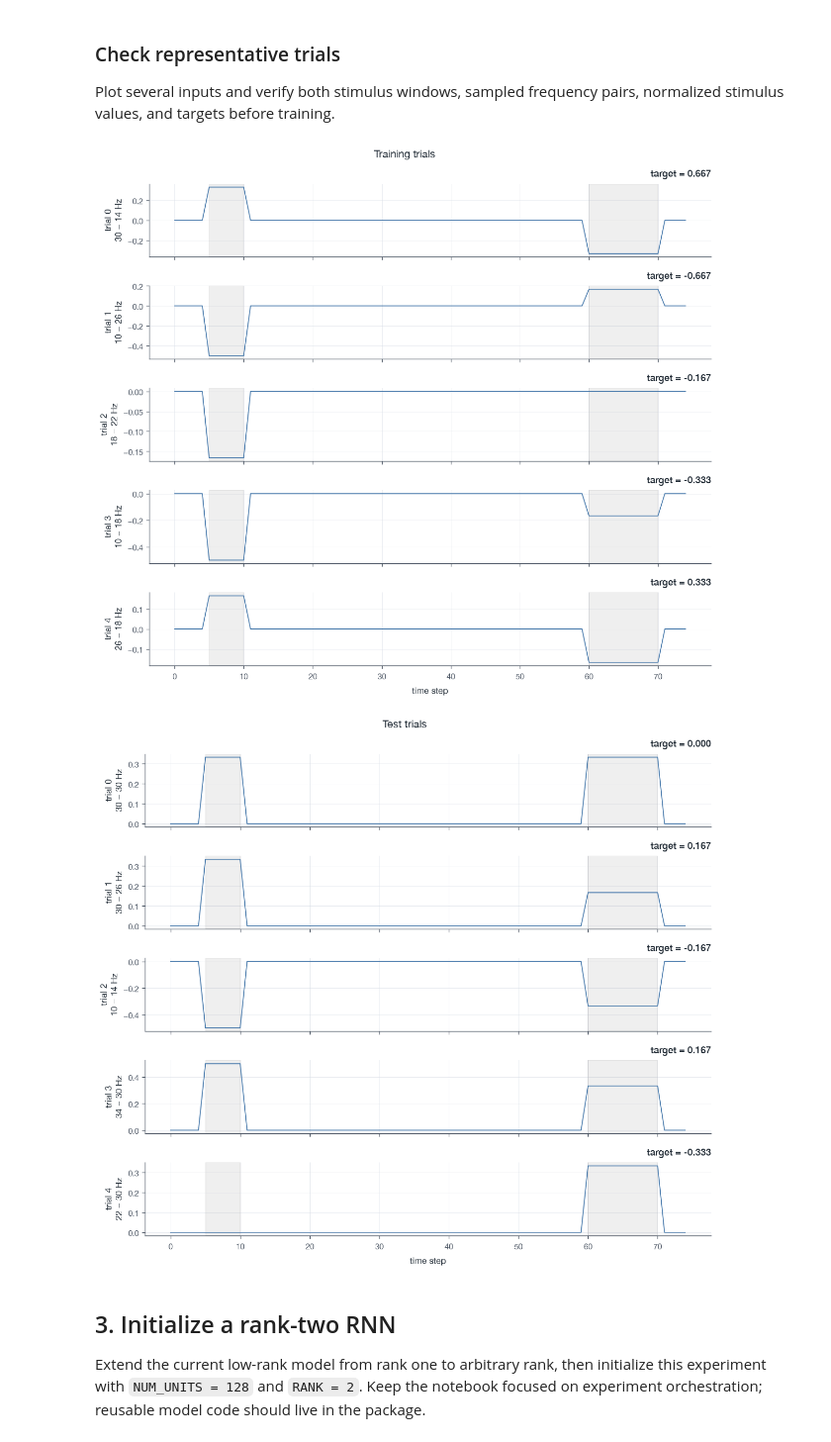
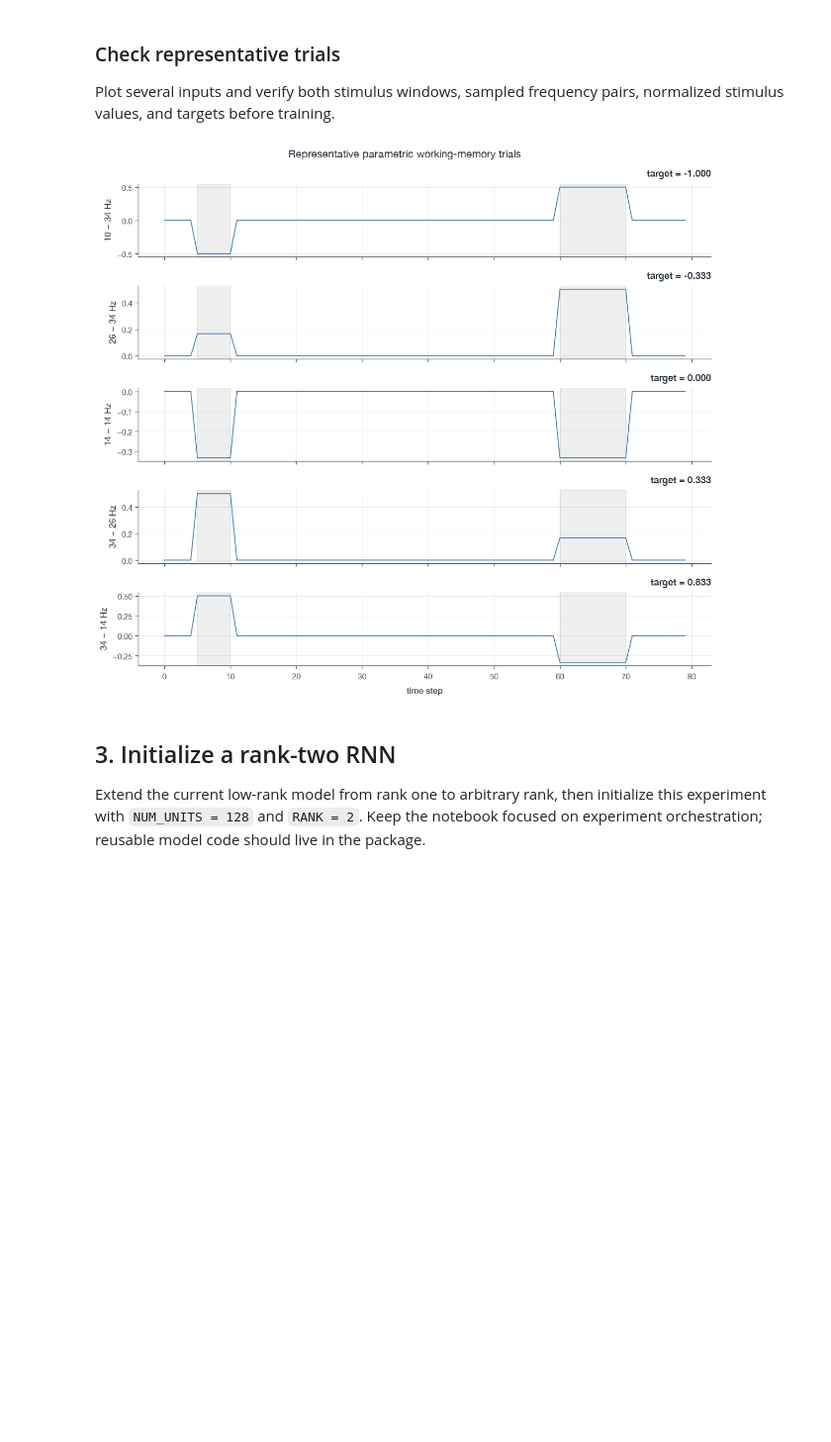
Before and after one commit to arjunpur/low-rank-rnn, a Jupyter notebook: parametric_working_memory.ipynb, the cells around one changed output. Shown at 99% size. Cells and saved outputs as stored; diff of their text form; code cells hidden in the pictures; blank space fills up the shorter version.

```diff
--- a/parametric_working_memory.ipynb
+++ b/parametric_working_memory.ipynb
@@ -24,7 +35,7 @@ The autoreload extension is already loaded. To reload it, use:
 The values below come directly from the project brief. Keeping them together makes the future experiment easy to review and modify.
 # %%
 BASE_SEED = 2026
-TRIAL_LENGTH = 75
+TRIAL_LENGTH = 80
 FIRST_STIMULUS_WINDOW = (5, 10)
 SECOND_STIMULUS_WINDOW = (60, 70)
 DECISION_STEPS = 5
@@ -83,9 +94,12 @@ def plot_parametric_working_memory_trials(
     frequencies,
     *,
     num_trials=5,
-    title="Parametric working-memory trials",
 ):
     num_plotted = min(num_trials, len(inputs))
+    sorted_trials = np.argsort(targets)
+    positions = np.linspace(0, len(sorted_trials) - 1, num_plotted, dtype=int)
+    selected_trials = sorted_trials[positions]
+
     time_steps = np.arange(inputs.shape[1])
     fig, axes = plt.subplots(
         num_plotted,
@@ -96,49 +110,39 @@ def plot_parametric_working_memory_trials(
     )
     axes = axes.ravel()
 
-    for trial, ax in enumerate(axes):
+    for trial, ax in zip(selected_trials, axes):
         ax.plot(time_steps, inputs[trial], lw=1)
         ax.axvspan(*FIRST_STIMULUS_WINDOW, color="gray", alpha=0.12)
         ax.axvspan(*SECOND_STIMULUS_WINDOW, color="gray", alpha=0.12)
         f_1, f_2 = frequencies[trial]
-        ax.set_ylabel(f"trial {trial}\n{f_1:g} − {f_2:g} Hz")
+        ax.set_ylabel(f"{f_1:g} − {f_2:g} Hz")
         ax.set_title(f"target = {targets[trial]:.3f}", loc="right")
 
     axes[-1].set_xlabel("time step")
-    fig.suptitle(title)
+    fig.suptitle("Representative parametric working-memory trials")
     fig.tight_layout()
     return fig, axes
 
 
 train_inputs, train_targets, train_frequencies = generate_parametric_working_memory_trials(
     NUM_TRAIN_TRIALS,
     TRIAL_LENGTH,
     rng,
 )
 test_inputs, test_targets, test_frequencies = generate_parametric_working_memory_trials(
     NUM_TEST_TRIALS,
     TRIAL_LENGTH,
     rng,
 )
 
 plot_parametric_working_memory_trials(
     train_inputs,
     train_targets,
     train_frequencies,
-    title="Training trials",
 )
 plt.show()
-
-plot_parametric_working_memory_trials(
-    test_inputs,
-    test_targets,
-    test_frequencies,
-    title="Test trials",
-)
-plt.show()
 # %% [output]
-[figure, old version]
+[figure, new version]
-[figure, removed]
 # %% [markdown]
 ## 3. Initialize a rank-two RNN
 
```
Also changed, not shown: parts of 15 cells of this notebook, 13 other files.
